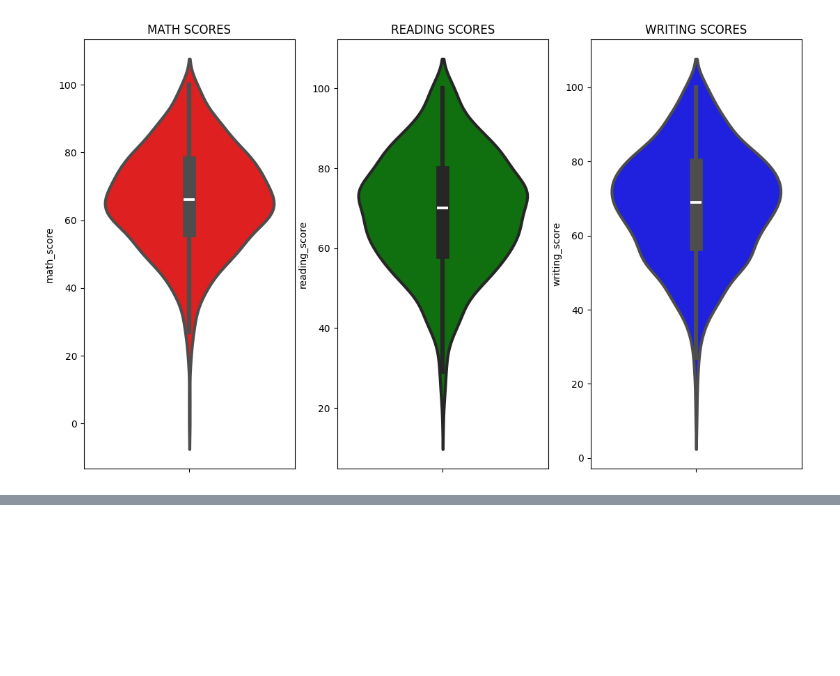
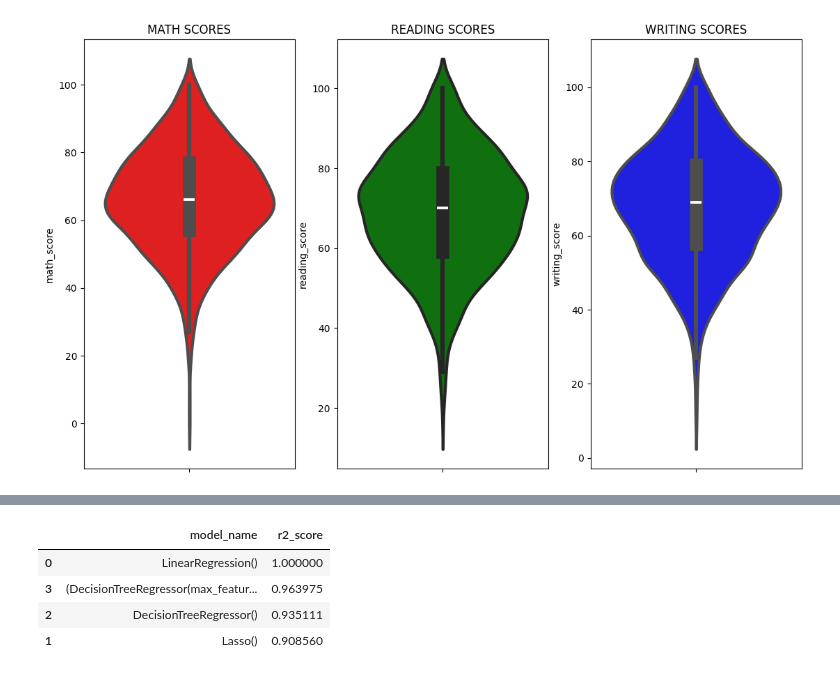
Before and after one commit to ayushzzzz/mlproject_1, a Jupyter notebook: notebook/EDA/EDA.ipynb, the cells around one changed output, grey strips where cells are left out. Cells and saved outputs as stored; diff of their text form; code cells hidden in the pictures; blank space fills up the shorter version.

```diff
--- a/notebook/EDA/EDA.ipynb
+++ b/notebook/EDA/EDA.ipynb
@@ -188,0 +216,2 @@ plt.show()
+# %%
+X = preprocessor.fit_transform(X)
@@ -188,0 +273,8 @@ plt.show()
+# %%
+pd.DataFrame(list(zip(model_list,r2_list)),columns=["model_name","r2_score"]).sort_values(by=["r2_score"],ascending=False)
+# %% [output]
+|  | model_name | r2_score |
+| 0 | LinearRegression() | 1.000000 |
+| 3 | (DecisionTreeRegressor(max_featur... | 0.963975 |
+| 2 | DecisionTreeRegressor() | 0.935111 |
+| 1 | Lasso() | 0.908560 |
```
Also changed, not shown: parts of 12 cells of this notebook.
